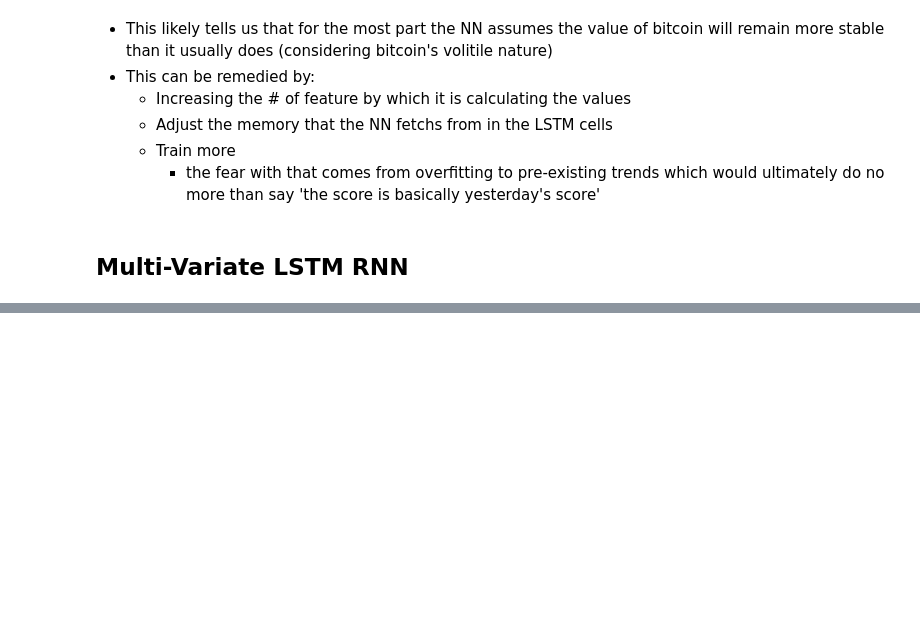
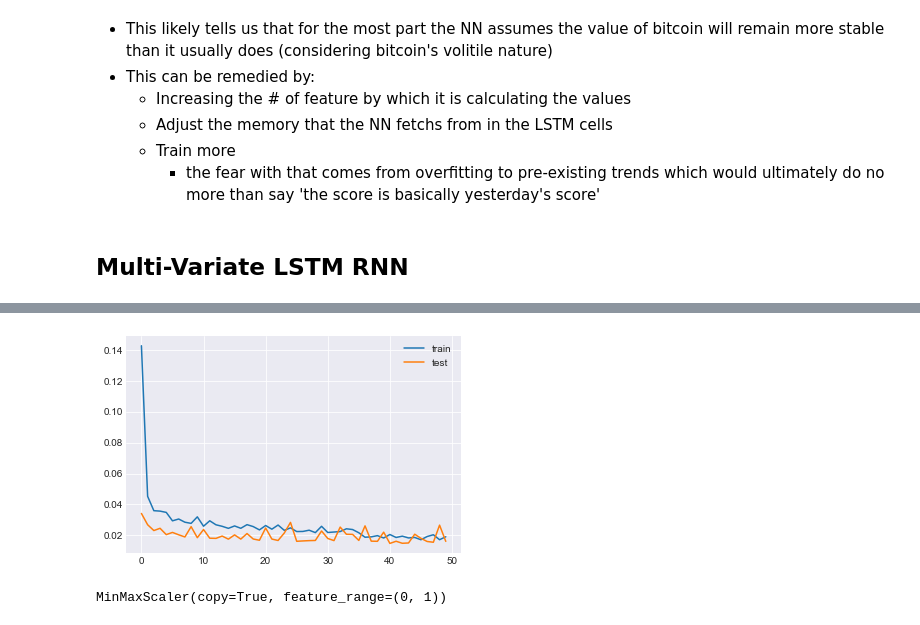
Before and after one commit to Mikhail-Naumov/Another_Bitcoin_Predictor, a Jupyter notebook: BitCoin_LSTM.ipynb, the cells around one changed output, grey strips where cells are left out. Saved outputs shown, nothing was run; the diff lists cells and outputs as text; code cells hidden in the pictures; blank space fills up the shorter version.

```diff
--- a/BitCoin_LSTM.ipynb
+++ b/BitCoin_LSTM.ipynb
@@ -470,2 +473,0 @@ Again our data needs to be scaled before being split
-# %%
-crypto = crypto.dropna()
@@ -588,0 +480,36 @@ plt.xlabel('Date');
+# %%
+#NN need values between 0-1
+mm = MinMaxScaler()
+
+#mm scalers need to match in shape
+train = np.reshape(train.values, (train.shape[0], train.shape[1]))
+train = mm.fit_transform(train)
+
+test = np.reshape(test.values, (test.shape[0], test.shape[1]))
+test = mm.transform(test)
+
+#here we are predicting Q days ahead
+Q = 1
+X_train = train[0:len(train)-Q]
+y_train = train[:,0][Q:len(train)] #0th column is the opening on the next day
+
+X_test = test[0:len(test)-Q]
+y_test = test[:,0][Q:len(test)]
+
+#reshaping all data
+X_train = np.reshape(X_train, (X_train.shape[0], 1, X_train.shape[1]))
+y_train = np.reshape(y_train, (y_train.shape[0],1))
+
+X_test = np.reshape(X_test, (X_test.shape[0], 1, X_test.shape[1]))
+y_test = np.reshape(y_test, (y_test.shape[0],1))
+# %%
+Multi_LSTM = 'reset'
+# design network
+
+Multi_LSTM = Sequential()
+Multi_LSTM.add(LSTM(256, activation='relu', input_shape=(X_train.shape[1], X_train.shape[2])))
+Multi_LSTM.add(Dense(1))
+Multi_LSTM.compile(optimizer='adam', loss='mae')
+# fit network
+history_multi = Multi_LSTM.fit(X_train, y_train, batch_size=1, epochs=50,
+                           validation_data=(X_test, y_test), verbose=1)
@@ -588,0 +534,15 @@ plt.xlabel('Date');
+# %%
+# plot history
+plt.plot(history_multi.history['loss'], label='train')
+plt.plot(history_multi.history['val_loss'], label='test')
+plt.legend()
+plt.show()
+# %% [output]
+[figure, added]
+# %%
+mm2 = MinMaxScaler()
+train = crypto.drop(['close'],axis=1)[crypto.index<split_date]
+temp = np.reshape(train['open'].values,(train['open'].shape[0],1)).copy()
+mm2.fit(temp)s
+# %% [output]
+MinMaxScaler(copy=True, feature_range=(0, 1))
```
Also changed, not shown: parts of 52 cells of this notebook.
